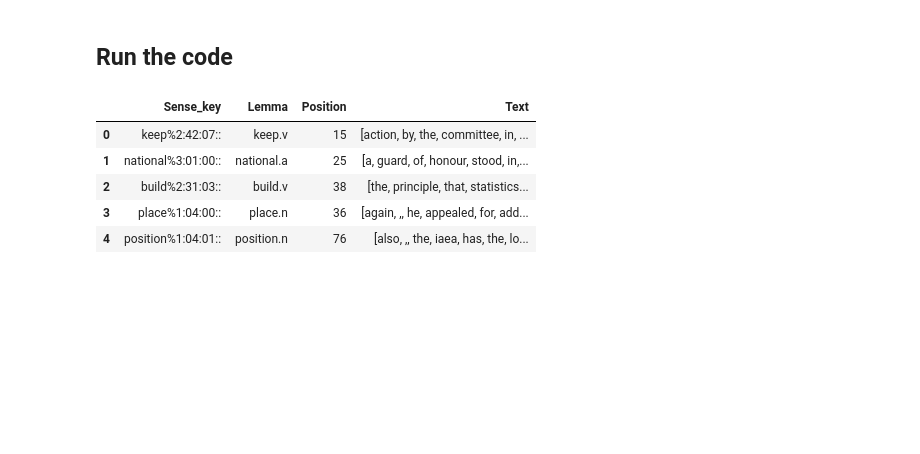
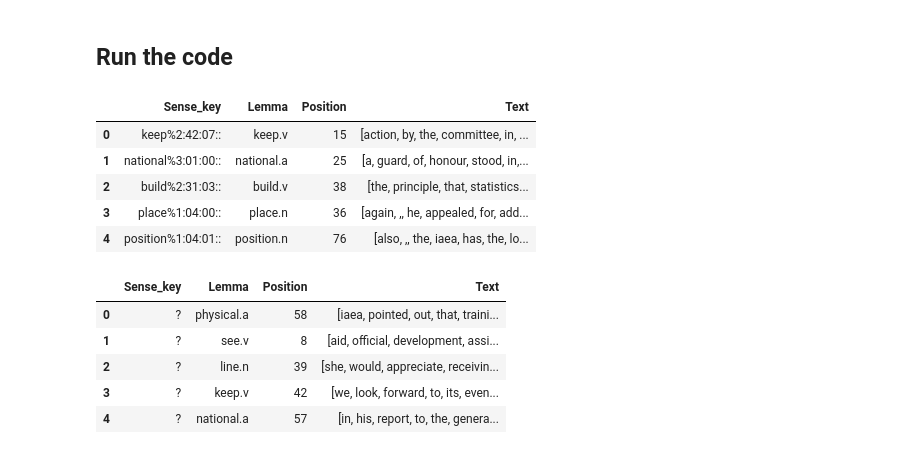
Before and after one commit to SaraNordin/NLP, a Jupyter notebook: Project3/Project 3.ipynb, the cells around one changed output. Cells and saved outputs as stored; diff of their text form; code cells hidden in the pictures; blank space fills up the shorter version.

```diff
--- a/Project3/Project 3.ipynb
+++ b/Project3/Project 3.ipynb
@@ -596,3 +657,13 @@ df.head()
 | 2 | build%2:31:03:: | build.v | 38 | [the, principle, that, statistics... |
 | 3 | place%1:04:00:: | place.n | 36 | [again, ,, he, appealed, for, add... |
 | 4 | position%1:04:01:: | position.n | 76 | [also, ,, the, iaea, has, the, lo... |
+# %%
+test_df = load_data(test_path)
+test_df.head()
+# %% [output]
+|  | Sense_key | Lemma | Position | Text |
+| 0 | ? | physical.a | 58 | [iaea, pointed, out, that, traini... |
+| 1 | ? | see.v | 8 | [aid, official, development, assi... |
+| 2 | ? | line.n | 39 | [she, would, appreciate, receivin... |
+| 3 | ? | keep.v | 42 | [we, look, forward, to, its, even... |
+| 4 | ? | national.a | 57 | [in, his, report, to, the, genera... |
```
Also changed, not shown: parts of 21 cells of this notebook.
